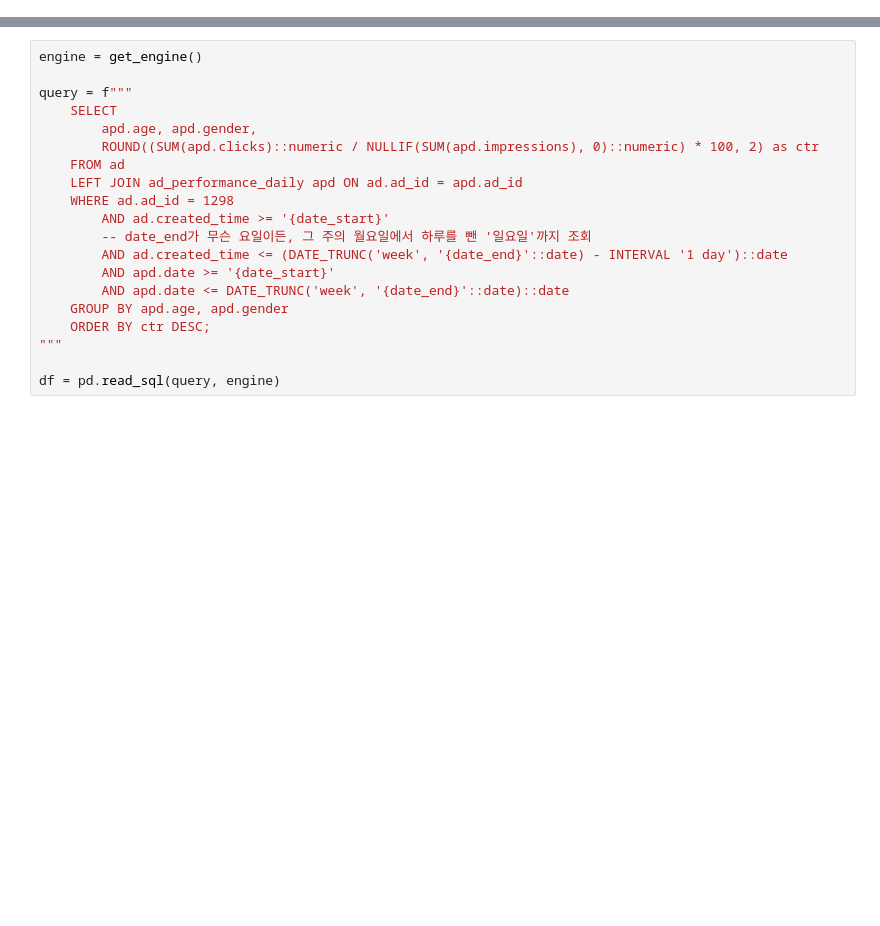
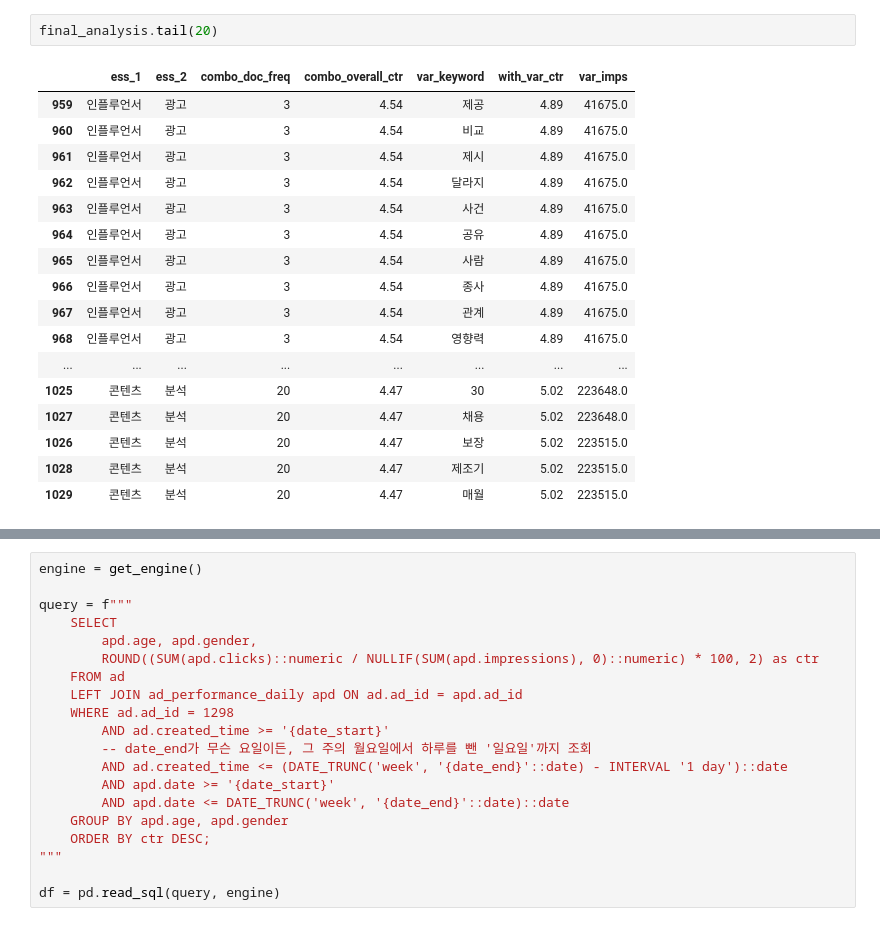
Before and after one commit to CheonJihyun/depart_analysisreport_automation, a Jupyter notebook: df_test.ipynb, the cells around one changed output, grey strips where cells are left out. Saved outputs shown, nothing was run; the diff lists cells and outputs as text; blank space fills up the shorter version.

```diff
--- a/df_test.ipynb
+++ b/df_test.ipynb
@@ -14,0 +32,20 @@ date_end = "2025-12-29"
+# %%
+final_analysis.tail(20)
+# %% [output]
+|  | ess_1 | ess_2 | combo_doc_freq | combo_overall_ctr | var_keyword | with_var_ctr | var_imps |
+| 959 | 인플루언서 | 광고 | 3 | 4.54 | 제공 | 4.89 | 41675.0 |
+| 960 | 인플루언서 | 광고 | 3 | 4.54 | 비교 | 4.89 | 41675.0 |
+| 961 | 인플루언서 | 광고 | 3 | 4.54 | 제시 | 4.89 | 41675.0 |
+| 962 | 인플루언서 | 광고 | 3 | 4.54 | 달라지 | 4.89 | 41675.0 |
+| 963 | 인플루언서 | 광고 | 3 | 4.54 | 사건 | 4.89 | 41675.0 |
+| 964 | 인플루언서 | 광고 | 3 | 4.54 | 공유 | 4.89 | 41675.0 |
+| 965 | 인플루언서 | 광고 | 3 | 4.54 | 사람 | 4.89 | 41675.0 |
+| 966 | 인플루언서 | 광고 | 3 | 4.54 | 종사 | 4.89 | 41675.0 |
+| 967 | 인플루언서 | 광고 | 3 | 4.54 | 관계 | 4.89 | 41675.0 |
+| 968 | 인플루언서 | 광고 | 3 | 4.54 | 영향력 | 4.89 | 41675.0 |
+| ... | ... | ... | ... | ... | ... | ... | ... |
+| 1025 | 콘텐츠 | 분석 | 20 | 4.47 | 30 | 5.02 | 223648.0 |
+| 1027 | 콘텐츠 | 분석 | 20 | 4.47 | 채용 | 5.02 | 223648.0 |
+| 1026 | 콘텐츠 | 분석 | 20 | 4.47 | 보장 | 5.02 | 223515.0 |
+| 1028 | 콘텐츠 | 분석 | 20 | 4.47 | 제조기 | 5.02 | 223515.0 |
+| 1029 | 콘텐츠 | 분석 | 20 | 4.47 | 매월 | 5.02 | 223515.0 |
```
Also changed, not shown: parts of 27 cells of this notebook, 30 other files.
